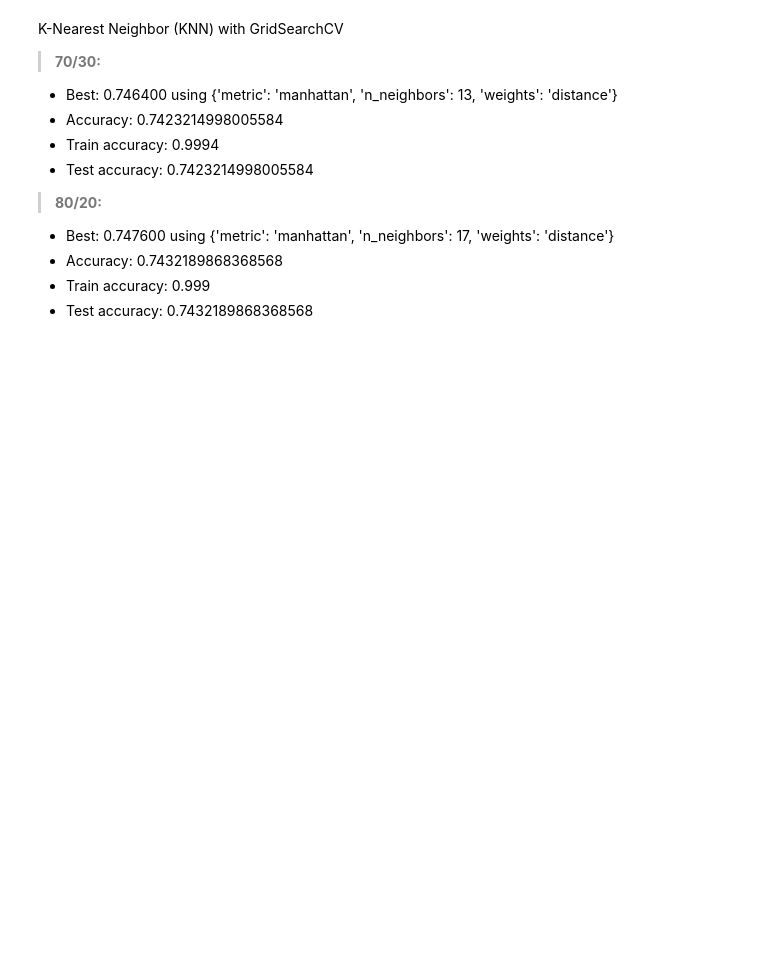
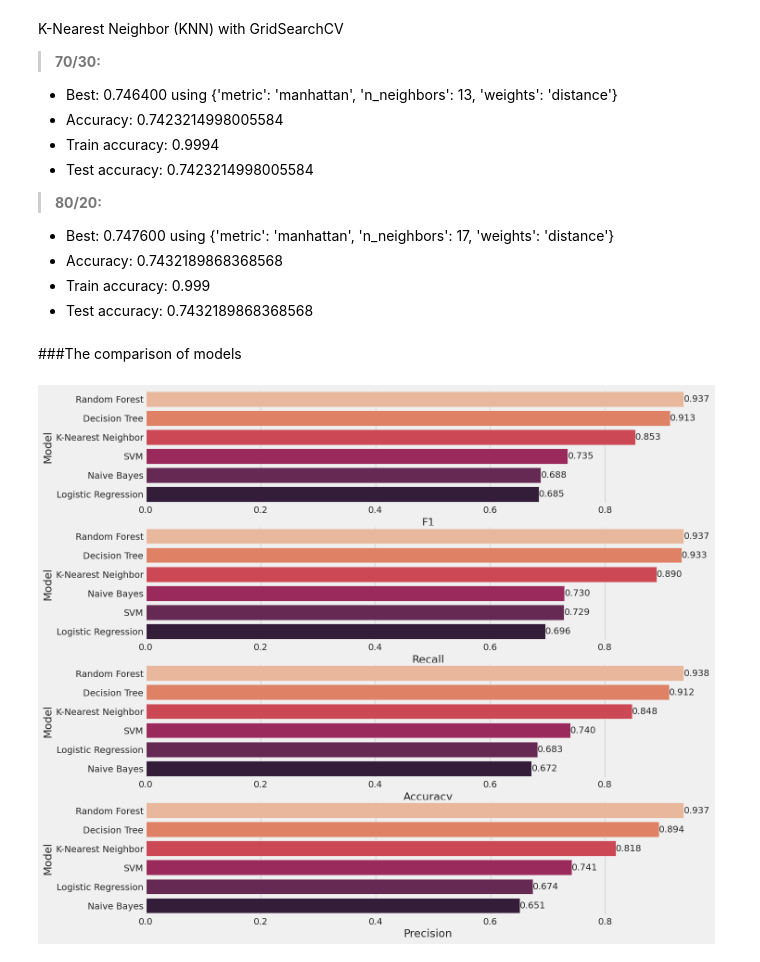
Before and after one commit to ArianaK4/Employee_Promotion_ML, a Jupyter notebook: employee_promotion.ipynb, the cells around one changed output. Cells and saved outputs as stored; diff of their text form; code cells hidden in the pictures; blank space fills up the shorter version.

Commit message:
made some graphs comparing the models based on their scores

```diff
--- a/employee_promotion.ipynb
+++ b/employee_promotion.ipynb
@@ -1114,4 +1090,9 @@ test_accuracy = accuracy_score(Y_test, y_pred)
 
 # get results
 accuracy_best_params(dt_model.score(X_train, Y_train), dt_model.score(X_test, Y_test), test_accuracy)
+
+dt_f1 = f1_score(Y_test, y_pred)
+dt_acc = accuracy_score(Y_test, y_pred)
+dt_recall = recall_score(Y_test, y_pred)
+dt_pre = precision_score(Y_test, y_pred)
 # %% [output]
@@ -1248,4 +1205,9 @@ accuracy = accuracy_score(Y_test, y_pred)
 
 # get results
 accuracy_best_params(nb_model.score(X_train, Y_train), nb_model.score(X_test, Y_test), accuracy)
+
+nb_f1 = f1_score(Y_test, y_pred)
+nb_acc = accuracy_score(Y_test, y_pred)
+nb_recall = recall_score(Y_test, y_pred)
+nb_pre = precision_score(Y_test, y_pred)
 # %% [output]
@@ -1382,4 +1320,9 @@ test_accuracy = accuracy_score(Y_test, y_pred)
 
 # get results
 accuracy_best_params(svm_model.score(X_train, Y_train), svm_model.score(X_test, Y_test), test_accuracy)
+
+svm_f1 = f1_score(Y_test, y_pred)
+svm_acc = accuracy_score(Y_test, y_pred)
+svm_recall = recall_score(Y_test, y_pred)
+svm_pre = precision_score(Y_test, y_pred)
 # %% [output]
@@ -1515,4 +1434,9 @@ test_accuracy = accuracy_score(Y_test, y_pred)
 
 # get results
 accuracy_best_params(knn_model.score(X_train, Y_train), knn_model.score(X_test, Y_test), test_accuracy)
+
+knn_f1 = f1_score(Y_test, y_pred)
+knn_acc = accuracy_score(Y_test, y_pred)
+knn_recall = recall_score(Y_test, y_pred)
+knn_pre = precision_score(Y_test, y_pred)
 # %% [output]
@@ -1636,3 +1536,45 @@ K-Nearest Neighbor (KNN) with GridSearchCV
 * Accuracy:  0.7432189868368568
 * Train accuracy:  0.999
 * Test accuracy:  0.7432189868368568
+# %% [markdown]
+###The comparison of models
+# %%
+compare = pd.DataFrame({"Model": ["Logistic Regression", "Random Forest", "Decision Tree", "Naive Bayes", "SVM", "K-Nearest Neighbor"],
+                        "F1": [log_f1, rf_f1, dt_f1, nb_f1, svm_f1, knn_f1],
+                        "Recall": [log_recall, rf_recall, dt_recall, nb_recall, svm_recall, knn_recall],
+                        "Accuracy": [log_acc, rf_acc, dt_acc, nb_acc, svm_acc, knn_acc],
+                        "Precision": [log_pre, rf_pre, dt_pre, nb_pre, svm_pre, knn_pre]})
+
+def labels(ax):
+    for p in ax.patches:
+        width = p.get_width()                        # get bar length
+        ax.text(width,                               # set the text at 1 unit right of the bar
+                p.get_y() + p.get_height() / 2,      # get Y coordinate + X coordinate / 2
+                '{:1.3f}'.format(width),             # set variable to display, 2 decimals
+                ha = 'left',                         # horizontal alignment
+                va = 'center')                       # vertical alignment
+
+plt.figure(figsize=(14,14))
+plt.subplot(411)
+compare = compare.sort_values(by="F1", ascending=False)
+ax=sns.barplot(x="F1", y="Model", data=compare, palette="rocket_r")
+labels(ax)
+
+plt.subplot(412)
+compare = compare.sort_values(by="Recall", ascending=False)
+ax=sns.barplot(x="Recall", y="Model", data=compare, palette="rocket_r")
+labels(ax)
+
+plt.subplot(413)
+compare = compare.sort_values(by="Accuracy", ascending=False)
+ax=sns.barplot(x="Accuracy", y="Model", data=compare, palette="rocket_r")
+labels(ax)
+
+plt.subplot(414)
+compare = compare.sort_values(by="Precision", ascending=False)
+ax=sns.barplot(x="Precision", y="Model", data=compare, palette="rocket_r")
+labels(ax)
+
+plt.show()
+# %% [output]
+[figure, added]
```
Also changed, not shown: parts of 51 cells of this notebook.
